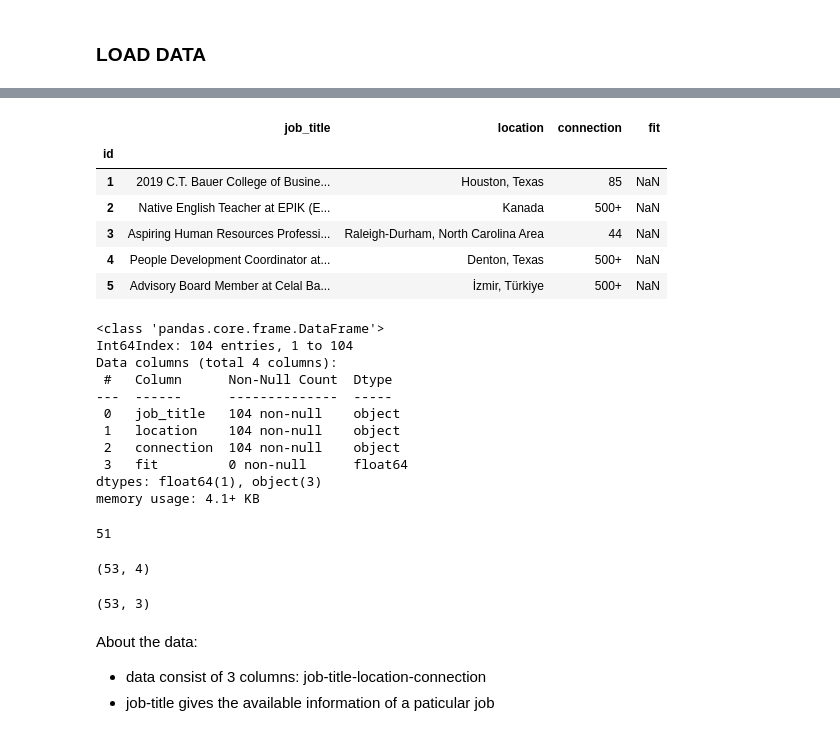
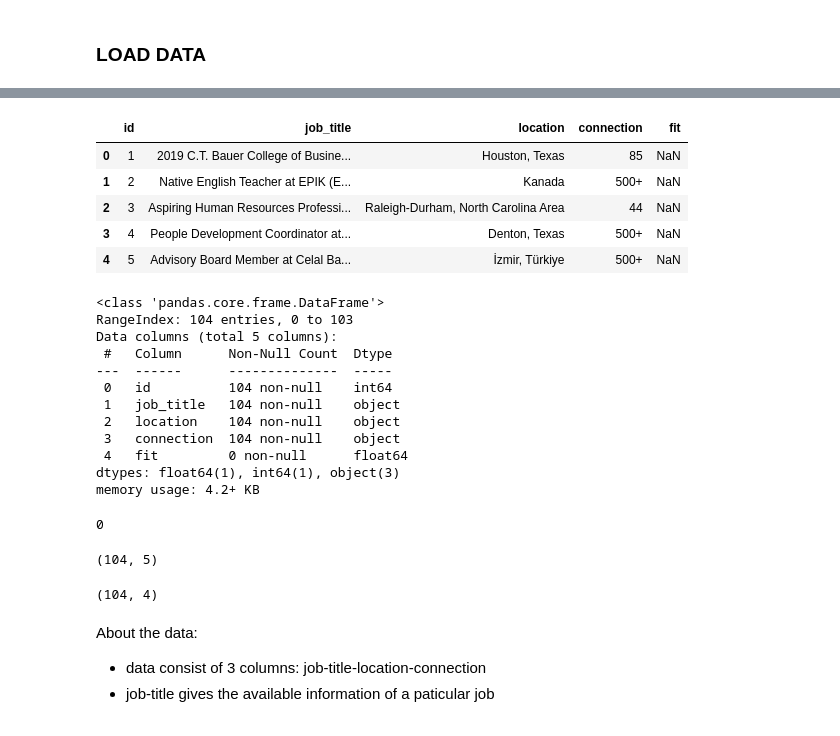
Before and after one commit to gbangout-apziva/potential-talents, a Jupyter notebook: ptalent.ipynb, the cells around one changed output, grey strips where cells are left out. Drawn from its saved outputs; the diff is of its cells as text; code cells hidden in the pictures.

```diff
--- a/ptalent.ipynb
+++ b/ptalent.ipynb
@@ -19,46 +42,46 @@ nlp = spacy.load("en_core_web_lg")
 # %%
 df=pd.read_csv("potential-talents.csv")
-df=df.set_index('id')
+#df=df.set_index('id')
 df.head()
 # %% [output]
-|  | job_title | location | connection | fit |
-| id |  |  |  |  |
-| 1 | 2019 C.T. Bauer College of Busine... | Houston, Texas | 85 | NaN |
-| 2 | Native English Teacher at EPIK (E... | Kanada | 500+ | NaN |
-| 3 | Aspiring Human Resources Professi... | Raleigh-Durham, North Carolina Area | 44 | NaN |
-| 4 | People Development Coordinator at... | Denton, Texas | 500+ | NaN |
-| 5 | Advisory Board Member at Celal Ba... | İzmir, Türkiye | 500+ | NaN |
+|  | id | job_title | location | connection | fit |
+| 0 | 1 | 2019 C.T. Bauer College of Busine... | Houston, Texas | 85 | NaN |
+| 1 | 2 | Native English Teacher at EPIK (E... | Kanada | 500+ | NaN |
+| 2 | 3 | Aspiring Human Resources Professi... | Raleigh-Durham, North Carolina Area | 44 | NaN |
+| 3 | 4 | People Development Coordinator at... | Denton, Texas | 500+ | NaN |
+| 4 | 5 | Advisory Board Member at Celal Ba... | İzmir, Türkiye | 500+ | NaN |
 # %%
 df.info()
 # %% [output]
 <class 'pandas.core.frame.DataFrame'>
-Int64Index: 104 entries, 1 to 104
-Data columns (total 4 columns):
+RangeIndex: 104 entries, 0 to 103
+Data columns (total 5 columns):
  #   Column      Non-Null Count  Dtype
 ---  ------      --------------  -----
- 0   job_title   104 non-null    object
- 1   location    104 non-null    object
- 2   connection  104 non-null    object
- 3   fit         0 non-null      float64
-dtypes: float64(1), object(3)
-memory usage: 4.1+ KB
+ 0   id          104 non-null    int64
+ 1   job_title   104 non-null    object
+ 2   location    104 non-null    object
+ 3   connection  104 non-null    object
+ 4   fit         0 non-null      float64
+dtypes: float64(1), int64(1), object(3)
+memory usage: 4.2+ KB
 # %%
 #check data duplicates
 print(df.duplicated().sum())
 # %% [output]
-51
+0
 # %%
 #remove duplicates
 df.drop_duplicates(inplace=True)
 df.shape
 # %% [output]
-(53, 4)
+(104, 5)
 # %%
 #dropping fit col
 df.drop('fit', axis=1,inplace=True)
 df.shape
 # %% [output]
-(53, 3)
+(104, 4)
 # %% [markdown]
 About the data:
 * data consist of 3 columns: job-title-location-connection
```
Also changed, not shown: parts of 37 cells of this notebook.
